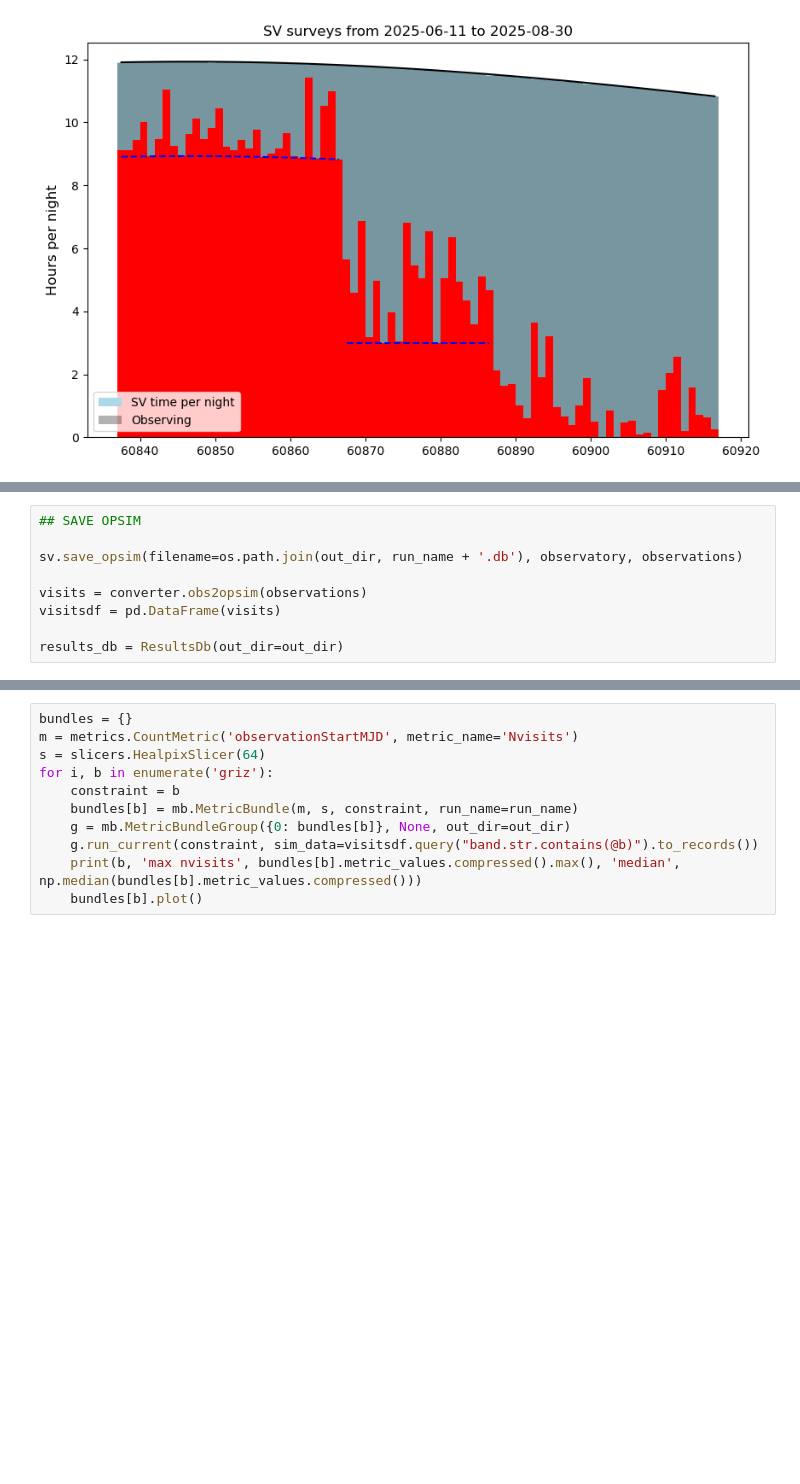
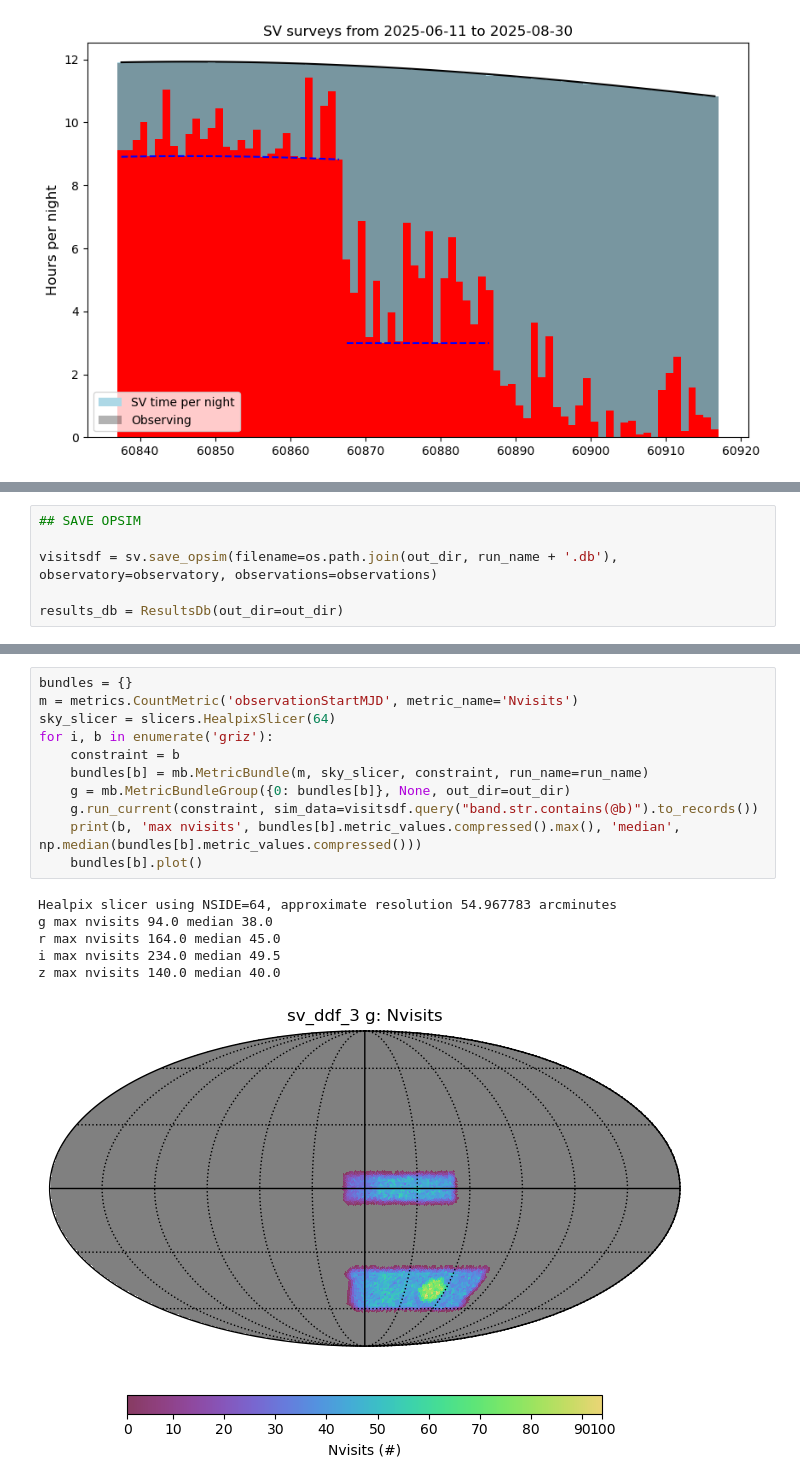
Before and after one commit to lsst-sims/lsstcam_sv, a Jupyter notebook: LSSTCam_SV-ddf-3.ipynb, the cells around one changed output, grey strips where cells are left out. Saved outputs shown, nothing was run; the diff lists cells and outputs as text; blank space fills up the shorter version.

Commit message:
Return visits when saving opsim

```diff
--- a/LSSTCam_SV-ddf-3.ipynb
+++ b/LSSTCam_SV-ddf-3.ipynb
@@ -257,10 +260,7 @@ plt.ylabel("Minutes missing per night")
 # %%
 ## SAVE OPSIM
 
-sv.save_opsim(filename=os.path.join(out_dir, run_name + '.db'), observatory, observations)
-
-visits = converter.obs2opsim(observations)
-visitsdf = pd.DataFrame(visits)
+visitsdf = sv.save_opsim(filename=os.path.join(out_dir, run_name + '.db'), observatory=observatory, observations=observations)
 
 results_db = ResultsDb(out_dir=out_dir)
 # %%
@@ -277,11 +283,18 @@ bundle.plot()
 # %%
 bundles = {}
 m = metrics.CountMetric('observationStartMJD', metric_name='Nvisits')
-s = slicers.HealpixSlicer(64)
+sky_slicer = slicers.HealpixSlicer(64)
 for i, b in enumerate('griz'):
     constraint = b
-    bundles[b] = mb.MetricBundle(m, s, constraint, run_name=run_name)
+    bundles[b] = mb.MetricBundle(m, sky_slicer, constraint, run_name=run_name)
     g = mb.MetricBundleGroup({0: bundles[b]}, None, out_dir=out_dir)
     g.run_current(constraint, sim_data=visitsdf.query("band.str.contains(@b)").to_records())
     print(b, 'max nvisits', bundles[b].metric_values.compressed().max(), 'median', np.median(bundles[b].metric_values.compressed()))
     bundles[b].plot()
+# %% [output]
+Healpix slicer using NSIDE=64, approximate resolution 54.967783 arcminutes
+g max nvisits 94.0 median 38.0
+r max nvisits 164.0 median 45.0
+i max nvisits 234.0 median 49.5
+z max nvisits 140.0 median 40.0
+[figure, added]
```
Also changed, not shown: parts of 10 cells of this notebook, 1 other file.
